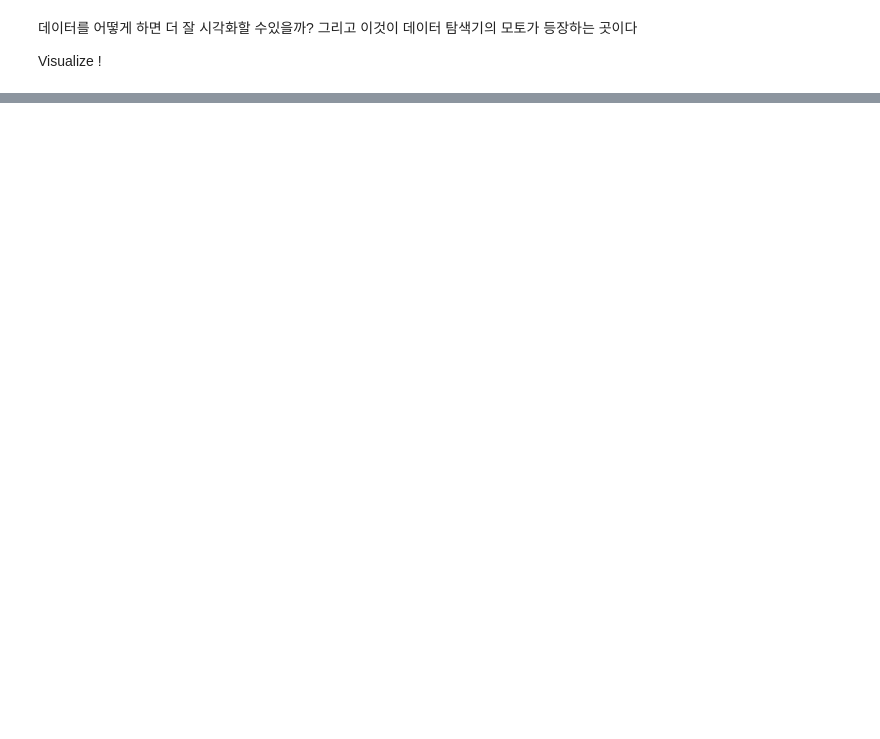
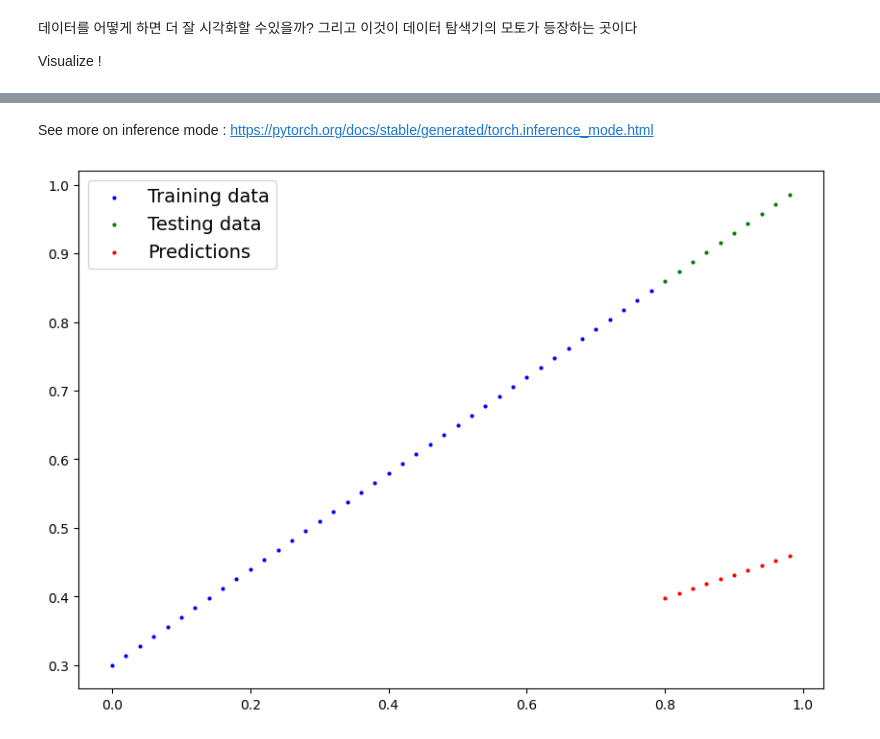
Before and after one commit to ruah0807/ztm-pytorch-course, a Jupyter notebook: 01_pytorch_workflow_video.ipynb, the cells around one changed output, grey strips where cells are left out. Cells and saved outputs as stored; diff of their text form; code cells hidden in the pictures; blank space fills up the shorter version.

```diff
--- a/01_pytorch_workflow_video.ipynb
+++ b/01_pytorch_workflow_video.ipynb
@@ -157,0 +159,16 @@ def plot_predictions(train_data=X_train,
+# %%
+from torch import nn
+# Create linear regression model class
+
+class LinearRegressionModel(nn.Module): # PyTorch의 거의 모든 것은 nn 모듈에서 상속되므로 nn.Module을 상속해야 한다.
+    def __init__(self):
+        super().__init__()
+        self.weights = nn.Parameter(torch.randn(1, # start with a random weights and try to adjust it to the ideal weights
+                                                requires_grad=True, # <- can this parameter be updated via gradient descent?
+                                                dtype=torch.float)) # <- PyTorch loves the datatype torch.float32
+        self.bias = nn.Parameter(torch.randn(1, # start with a random bias and try to adjust it to the ideal bias
+                                             requires_grad=True,
+                                             dtype=torch.float))
+    # Forward method to define the computation in the model : 모델에서 메소드를 정의하는 방법
+    def forward(self, x: torch.Tensor) -> torch.Tensor: # <- "x"는 입력 데이터를 나타내는 텐서
+        return self.weights * x + self.bias # 선형회귀 공식 적용
@@ -157,0 +193,9 @@ def plot_predictions(train_data=X_train,
+# %%
+# Create a random seed
+torch.manual_seed(42) # 랜덤 시드 고정
+
+# Create an instance of the model (this is a subclass of nn.Module)
+model_0 = LinearRegressionModel()
+
+# 모델의 내부 매개변수를 확인
+list(model_0.parameters())
@@ -157,0 +221,13 @@ def plot_predictions(train_data=X_train,
+# %%
+y_preds = model_0(X_test)
+y_preds
+# %%
+# Make predictions with the model
+with torch.inference_mode():
+    y_preds = model_0(X_test)
+
+# torch.no _grad(),으로 비슷한 작업을 수행할 수도 있지만, inference_mode()을 선호한다.
+with torch.no_grad():
+    y_preds = model_0(X_test)
+
+y_preds
@@ -157,0 +245,6 @@ def plot_predictions(train_data=X_train,
+# %% [markdown]
+See more on inference mode : https://pytorch.org/docs/stable/generated/torch.inference_mode.html
+# %%
+plot_predictions(predictions=y_preds)
+# %% [output]
+[figure, added]
```
Also changed, not shown: parts of 27 cells of this notebook.
